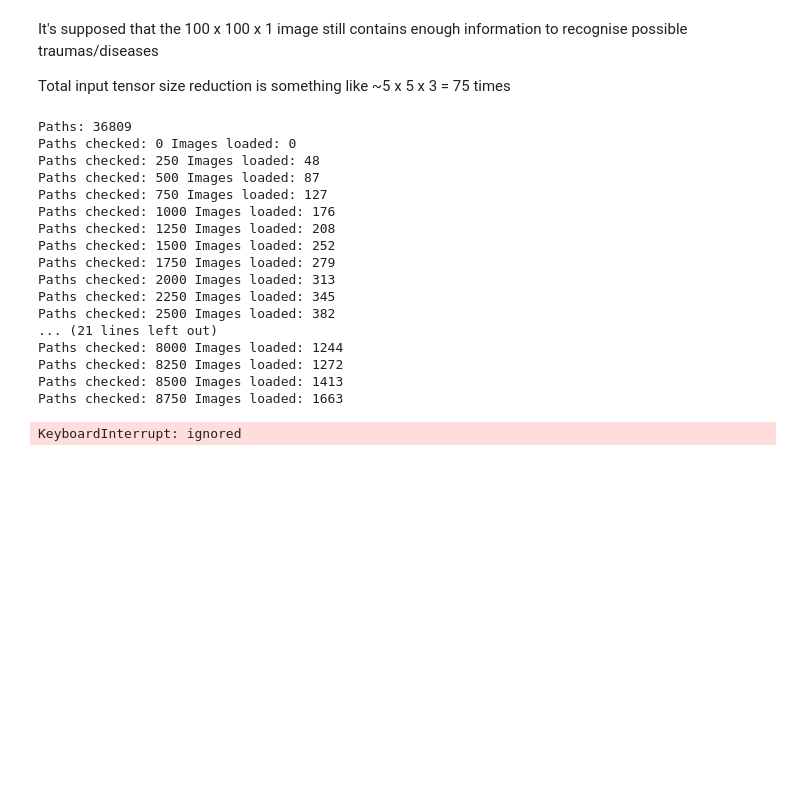
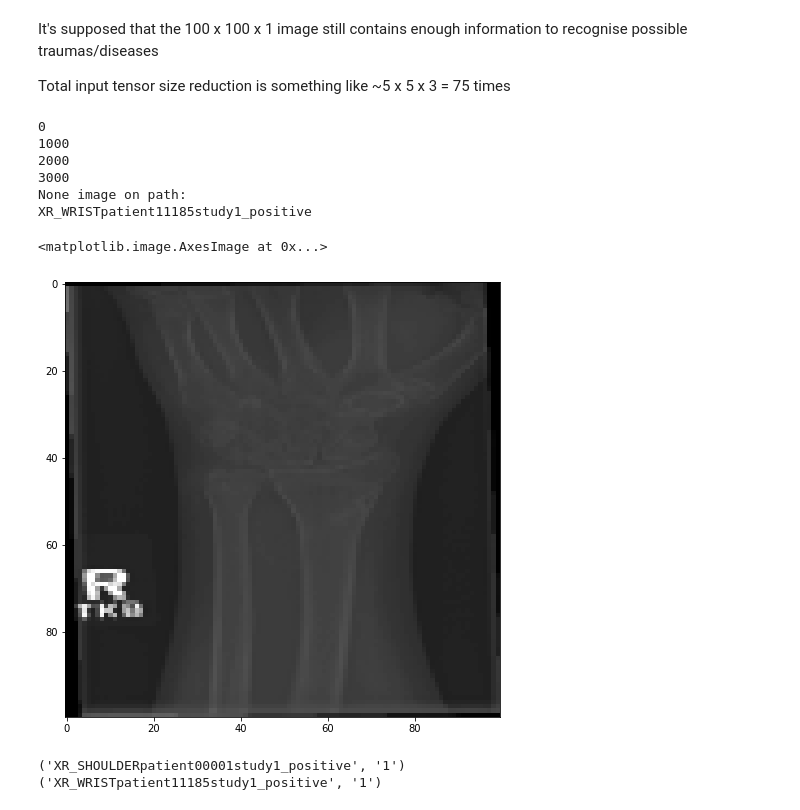
Before and after one commit to vladyorsh/bak, a Jupyter notebook: nn_playground.ipynb, the cells around one changed output. Saved outputs shown, nothing was run; the diff lists cells and outputs as text; code cells hidden in the pictures; blank space fills up the shorter version.

```diff
--- a/nn_playground.ipynb
+++ b/nn_playground.ipynb
@@ -301,34 +329,66 @@ It's supposed that the 100 x 100 x 1 image still contains enough information to
 
 Total input tensor size reduction is something like ~5 x 5 x 3 = 75 times
 # %%
-train_images = []
-print('Paths:', len(paths))
+paths = None
+
+image_size = (100, 100)
+use_single_channel = True
+interpolation = cv2.INTER_AREA
+
+with open('drive/My Drive/MURA-v1.1/valid_image_paths.csv', 'r') as file:
+  paths = file.read().split('\n')
+
+valid_images = []
 for i, path in enumerate(paths):
   img = cv2.imread('drive/My Drive/' + path)
-  if not img is None:
+  if img is None:
+    print('None image on path:', path)
+  else:
     img = cv2.cvtColor(img, cv2.COLOR_BGR2GRAY)
     img = cv2.resize(img, dsize=image_size, interpolation=interpolation)
-    train_images.append((path, img))
+    path = "".join(path.replace('MURA-v1.1/valid/', '').split('/')[:-1])
+    valid_images.append((path, img))
   if i % 1000 == 0:
-    print('Paths checked:', i, 'Images loaded:', len(train_images))
+    print(i)
 
-print(len(paths), len(train_images))
+print(valid_images[0][0])
+
+plt.figure(figsize=(8,8))
+plt.imshow(valid_images[0][1], cmap = plt.cm.gray)
 # %% [output]
-Paths: 36809
-Paths checked: 0 Images loaded: 0
-Paths checked: 250 Images loaded: 48
-Paths checked: 500 Images loaded: 87
-Paths checked: 750 Images loaded: 127
-Paths checked: 1000 Images loaded: 176
-Paths checked: 1250 Images loaded: 208
-Paths checked: 1500 Images loaded: 252
-Paths checked: 1750 Images loaded: 279
-Paths checked: 2000 Images loaded: 313
-Paths checked: 2250 Images loaded: 345
-Paths checked: 2500 Images loaded: 382
-... (21 lines left out)
-Paths checked: 8000 Images loaded: 1244
-Paths checked: 8250 Images loaded: 1272
-Paths checked: 8500 Images loaded: 1413
-Paths checked: 8750 Images loaded: 1663
+0
+1000
+2000
+3000
+None image on path:
+XR_WRISTpatient11185study1_positive
-KeyboardInterrupt: ignored
+<matplotlib.image.AxesImage at 0x...>
+[figure, added]
+# %%
+with open('drive/My Drive/MURA-v1.1/train_labeled_studies.csv', 'r') as file:
+  paths = file.read().split('\n')
+
+if paths[-1] == '':
+  paths.pop()
+
+train_label_paths, train_labels = list(map(lambda x: "".join(x.replace('MURA-v1.1/train/', '').split('/')[:-1]), paths)), np.array(list(map(lambda x: x.split(',')[1], paths)))
+
+train_labels = dict(zip(train_label_paths, train_labels))
+for item in train_labels.items():
+  print(item)
+  break
+
+with open('drive/My Drive/MURA-v1.1/valid_labeled_studies.csv', 'r') as file:
+  paths = file.read().split('\n')
+
+if paths[-1] == '':
+  paths.pop()
+
+valid_label_paths, valid_labels = list(map(lambda x: "".join(x.replace('MURA-v1.1/valid/', '').split('/')[:-1]), paths)), np.array(list(map(lambda x: x.split(',')[1], paths)))
+valid_labels = dict(zip(valid_label_paths, valid_labels))
+for item in valid_labels.items():
+  print(item)
+  break
+# %% [output]
+('XR_SHOULDERpatient00001study1_positive', '1')
+('XR_WRISTpatient11185study1_positive', '1')
```
Also changed, not shown: parts of 18 cells of this notebook.
